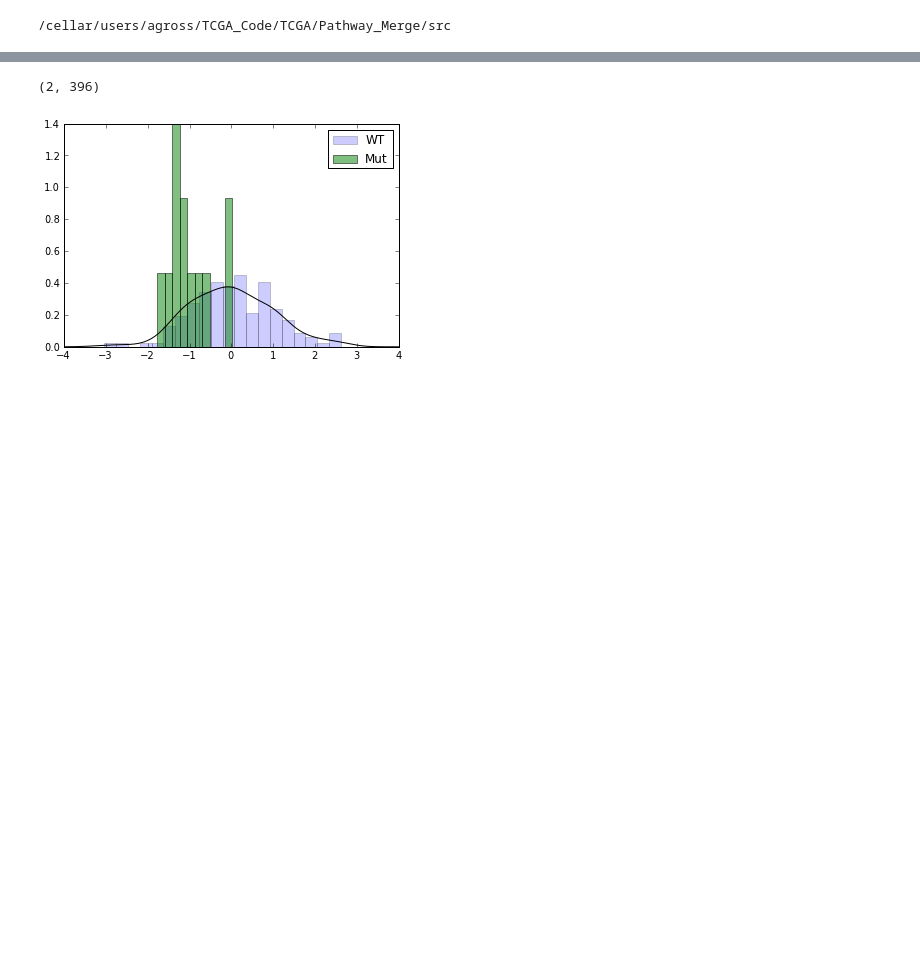
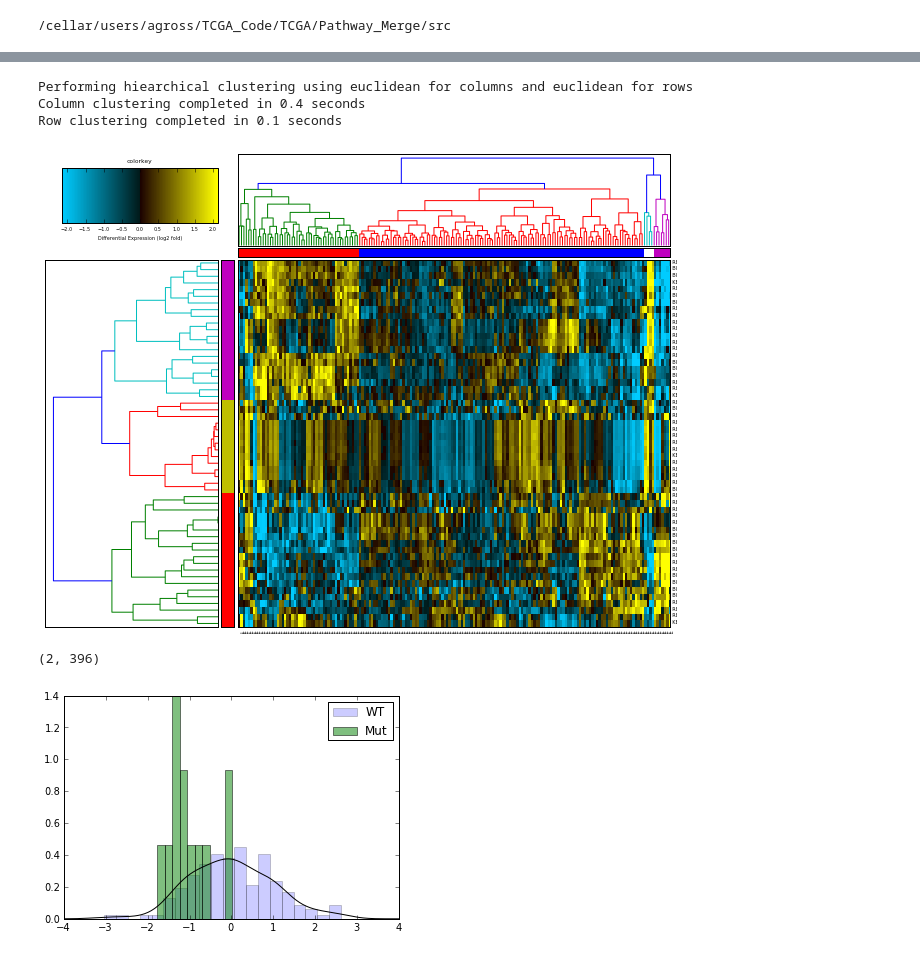
Before and after one commit to theandygross/TCGA, a Jupyter notebook: Pathway_Merge/Notebooks/PathwayPathway.ipynb, the cells around one changed output, grey strips where cells are left out. Drawn from its saved outputs; the diff is of its cells as text; code cells hidden in the pictures; blank space fills up the shorter version.

```diff
--- a/Pathway_Merge/Notebooks/PathwayPathway.ipynb
+++ b/Pathway_Merge/Notebooks/PathwayPathway.ipynb
@@ -44,0 +36,3 @@ Name: survival
+# %%
+good_pathways = exp.q_pathways.survival[exp.q_pathways.survival < .2]
+np.sort(good_pathways)
@@ -45,3 +59,19 @@ Name: survival
+# %%
+c = exp.pc.ix[good_pathways.index]
+row_method = 'complete'
+column_method = 'complete'
+row_metric = 'euclidean'
+column_metric = 'euclidean'
+color_gradient = 'red_black_green'
+# %%
+heatmap(c.as_matrix(), c.index, c.columns, row_method,
+            column_method, row_metric, column_metric,
+            YellowBlackBlue())
+# %% [output]
+Performing hiearchical clustering using euclidean for columns and euclidean for rows
+Column clustering completed in 0.4 seconds
+Row clustering completed in 0.1 seconds
+[figure, added]
 # %%
 exp_path = exp.q_pathways[exp.q_pathways.survival < .1].index
 mut_path = mut.q_pathways[mut.q_pathways.survival < 1].index
```
Also changed, not shown: parts of 5 cells of this notebook, 4 other files.
